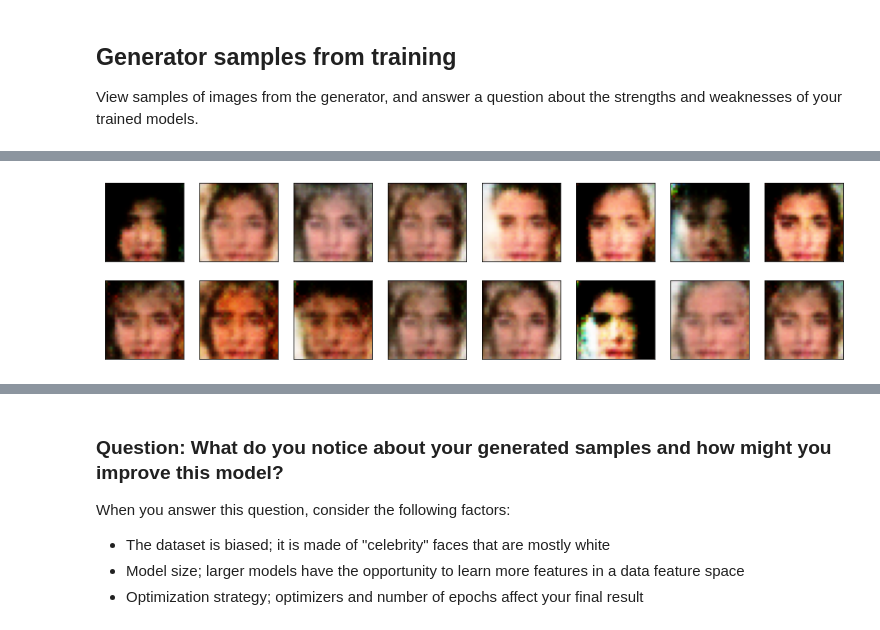
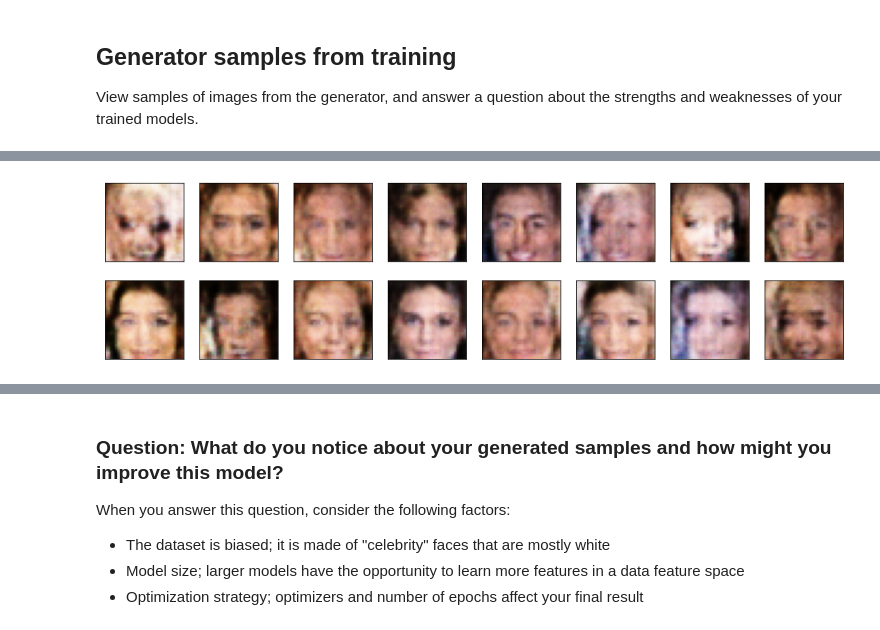
Before and after one commit to szimon/udacity-projects, a Jupyter notebook: deep-learning-nano-degree/face-generation/dlnd_face_generation.ipynb, the cells around one changed output, grey strips where cells are left out. Drawn from its saved outputs; the diff is of its cells as text; code cells hidden in the pictures.

```diff
--- a/deep-learning-nano-degree/face-generation/dlnd_face_generation.ipynb
+++ b/deep-learning-nano-degree/face-generation/dlnd_face_generation.ipynb
@@ -675,4 +669,4 @@ _ = view_samples(0, samples)
 # %%
- _ = view_samples(3, samples)
+ _ = view_samples(int(len(samples) * .2), samples)
 # %% [output]
-[figure, old version]
+[figure, new version]
```
Also changed, not shown: parts of 11 cells of this notebook, 1 other file.
